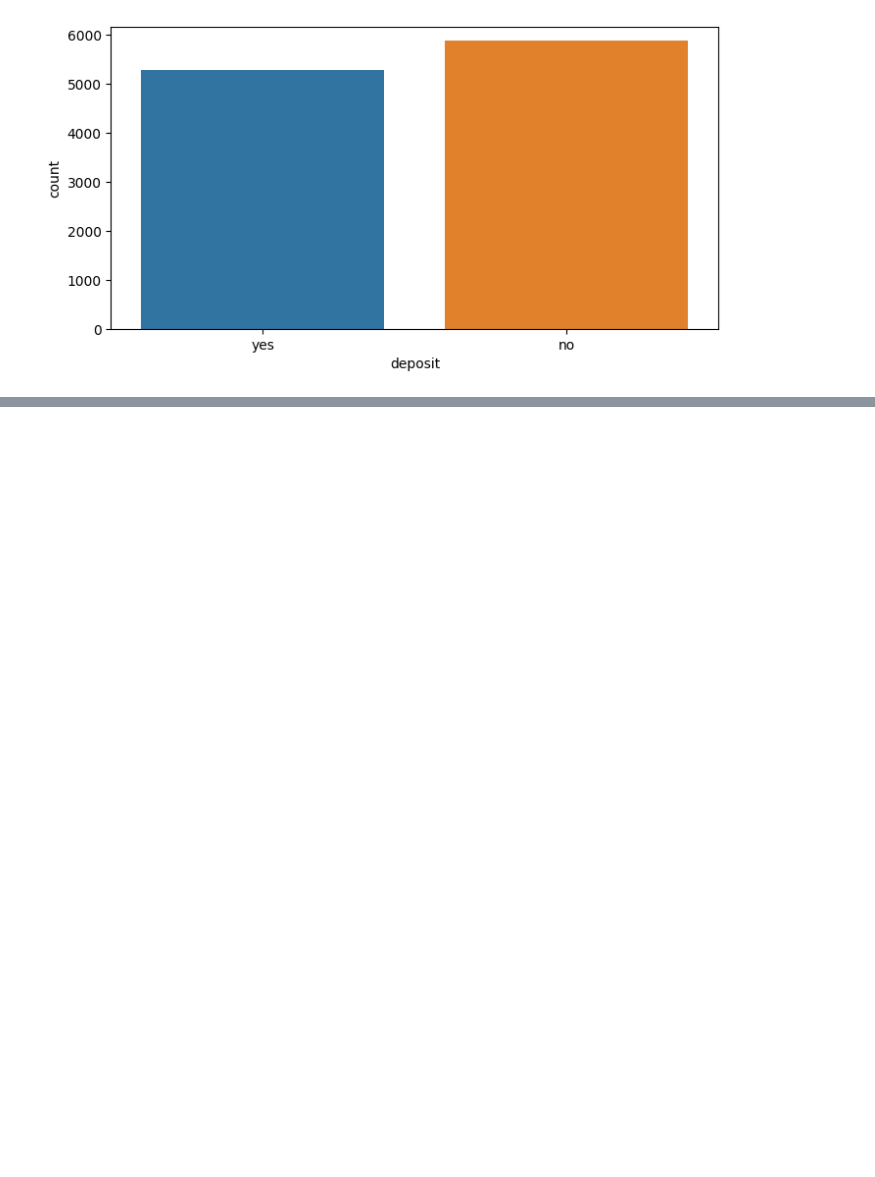
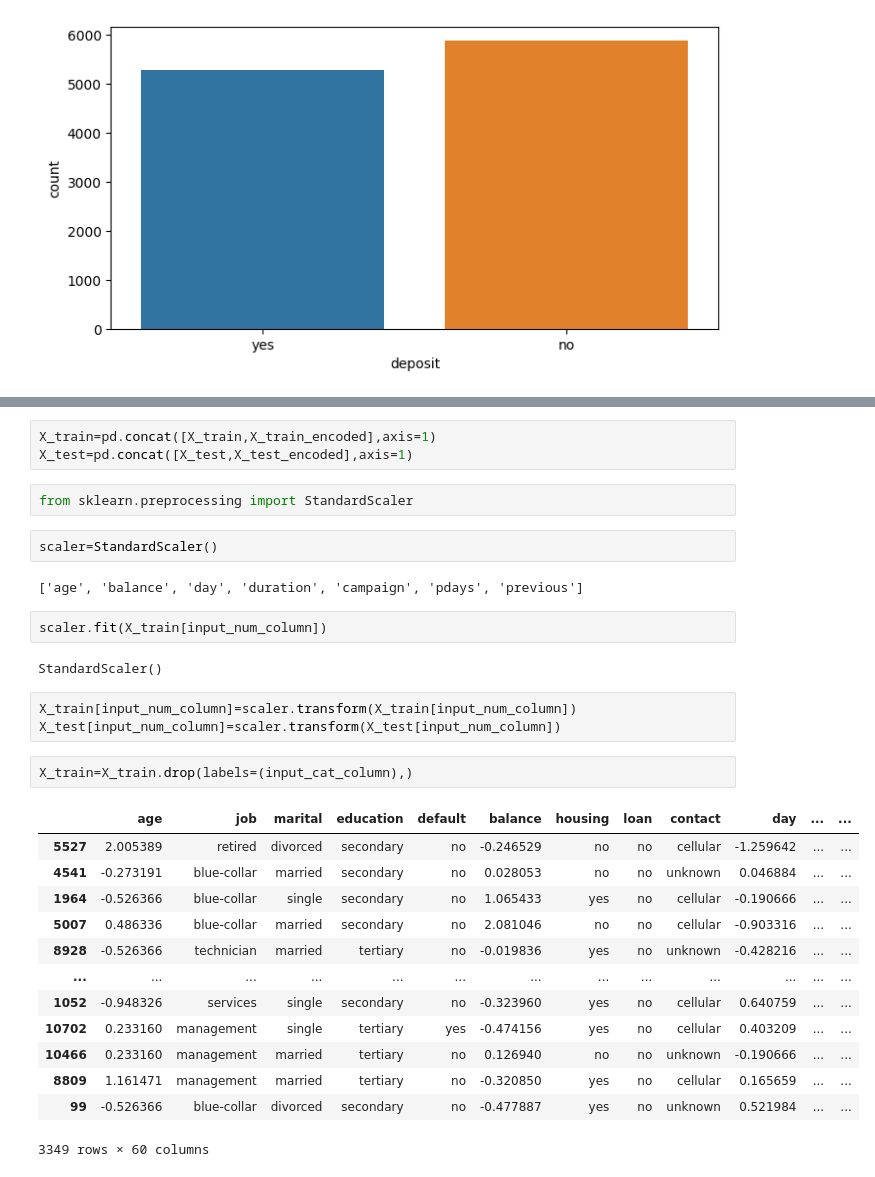
Before and after one commit to Nikesh5005/ML_PROJ, a Jupyter notebook: Bank_Subscription_ML_Classifier.ipynb, the cells around one changed output, grey strips where cells are left out. Saved outputs shown, nothing was run; the diff lists cells and outputs as text; blank space fills up the shorter version.

Commit message:
done some preprocessing

```diff
--- a/Bank_Subscription_ML_Classifier.ipynb
+++ b/Bank_Subscription_ML_Classifier.ipynb
@@ -149,0 +239,32 @@ cat_column
+# %%
+X_train=pd.concat([X_train,X_train_encoded],axis=1)
+X_test=pd.concat([X_test,X_test_encoded],axis=1)
+# %%
+from sklearn.preprocessing import StandardScaler
+# %%
+scaler=StandardScaler()
+# %% [output]
+['age', 'balance', 'day', 'duration', 'campaign', 'pdays', 'previous']
+# %%
+scaler.fit(X_train[input_num_column])
+# %% [output]
+StandardScaler()
+# %%
+X_train[input_num_column]=scaler.transform(X_train[input_num_column])
+X_test[input_num_column]=scaler.transform(X_test[input_num_column])
+# %%
+X_train=X_train.drop(labels=(input_cat_column),)
+# %% [output]
+|  | age | job | marital | education | default | balance | housing | loan | contact | day | ... | ... |
+| 5527 | 2.005389 | retired | divorced | secondary | no | -0.246529 | no | no | cellular | -1.259642 | ... | ... |
+| 4541 | -0.273191 | blue-collar | married | secondary | no | 0.028053 | no | no | unknown | 0.046884 | ... | ... |
+| 1964 | -0.526366 | blue-collar | single | secondary | no | 1.065433 | yes | no | cellular | -0.190666 | ... | ... |
+| 5007 | 0.486336 | blue-collar | married | secondary | no | 2.081046 | no | no | cellular | -0.903316 | ... | ... |
+| 8928 | -0.526366 | technician | married | tertiary | no | -0.019836 | yes | no | unknown | -0.428216 | ... | ... |
+| ... | ... | ... | ... | ... | ... | ... | ... | ... | ... | ... | ... | ... |
+| 1052 | -0.948326 | services | single | secondary | no | -0.323960 | yes | no | cellular | 0.640759 | ... | ... |
+| 10702 | 0.233160 | management | single | tertiary | yes | -0.474156 | yes | no | cellular | 0.403209 | ... | ... |
+| 10466 | 0.233160 | management | married | tertiary | no | 0.126940 | no | no | unknown | -0.190666 | ... | ... |
+| 8809 | 1.161471 | management | married | tertiary | no | -0.320850 | yes | no | cellular | 0.165659 | ... | ... |
+| 99 | -0.526366 | blue-collar | divorced | secondary | no | -0.477887 | yes | no | unknown | 0.521984 | ... | ... |
+3349 rows × 60 columns
```
Also changed, not shown: parts of 13 cells of this notebook.
